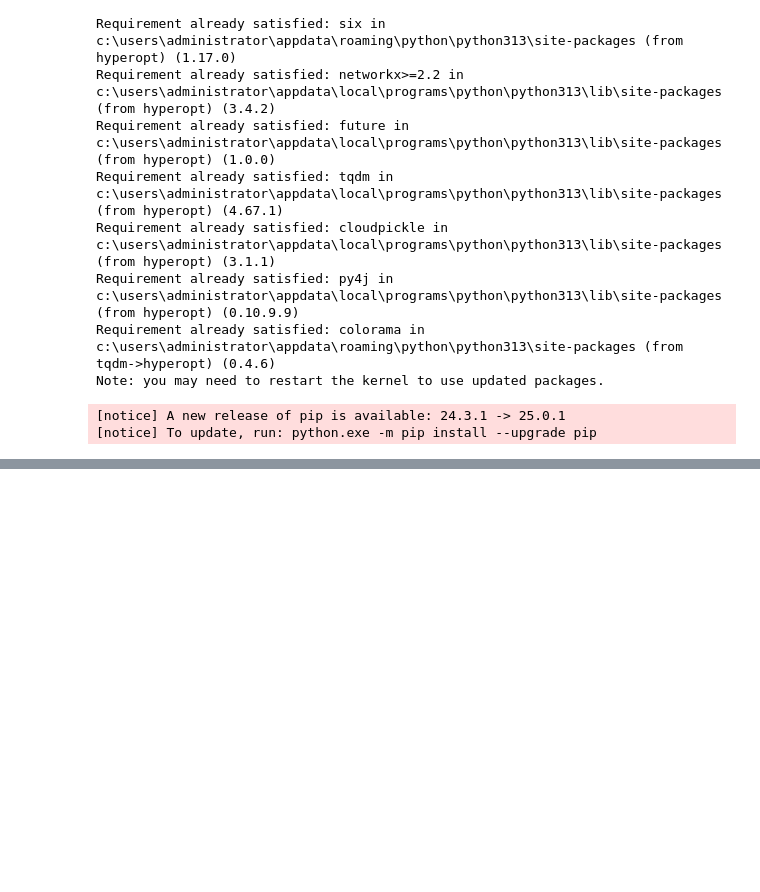
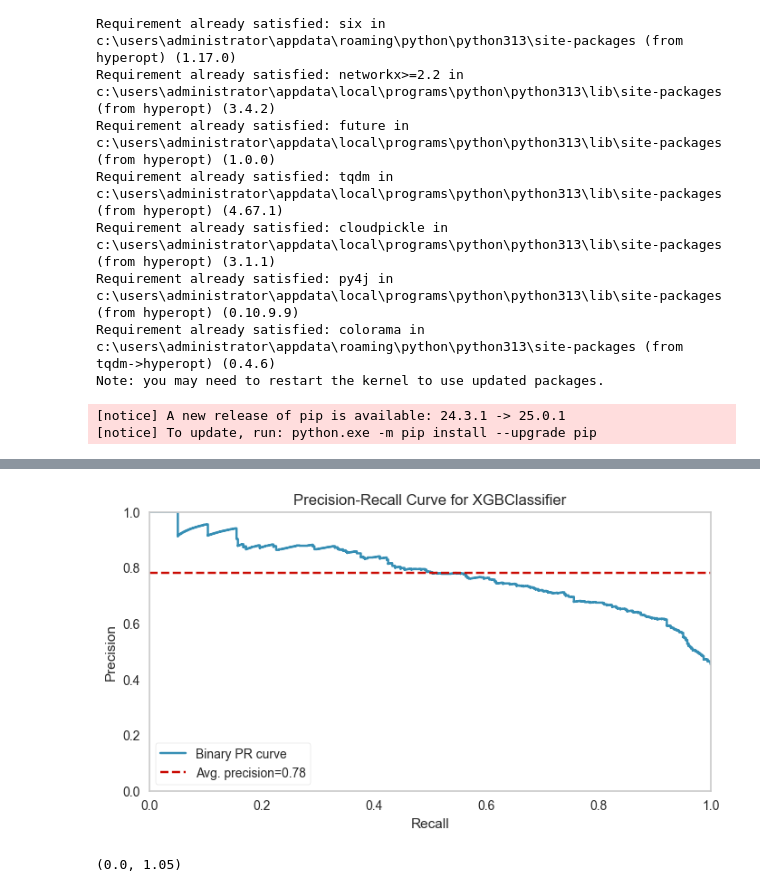
Before and after one commit to mackomarcin82/XGBoost, a Jupyter notebook: ModelEvaluation.ipynb, the cells around one changed output, grey strips where cells are left out. Cells and saved outputs as stored; diff of their text form; code cells hidden in the pictures; blank space fills up the shorter version.

```diff
--- a/ModelEvaluation.ipynb
+++ b/ModelEvaluation.ipynb
@@ -143,0 +124,10 @@ xg_step.score(X_test, y_test)
+# %%
+from yellowbrick import classifier
+
+fig, ax = plt.subplots(figsize=(8, 4))
+classifier.precision_recall_curve(xgb_def, X_train, y_train,
+X_test, y_test, micro=False, macro=False, ax=ax, per_class=True)
+ax.set_ylim((0,1.05))
+# %% [output]
+[figure, added]
+(0.0, 1.05)
```
Also changed, not shown: parts of 12 cells of this notebook, 1 other file.
